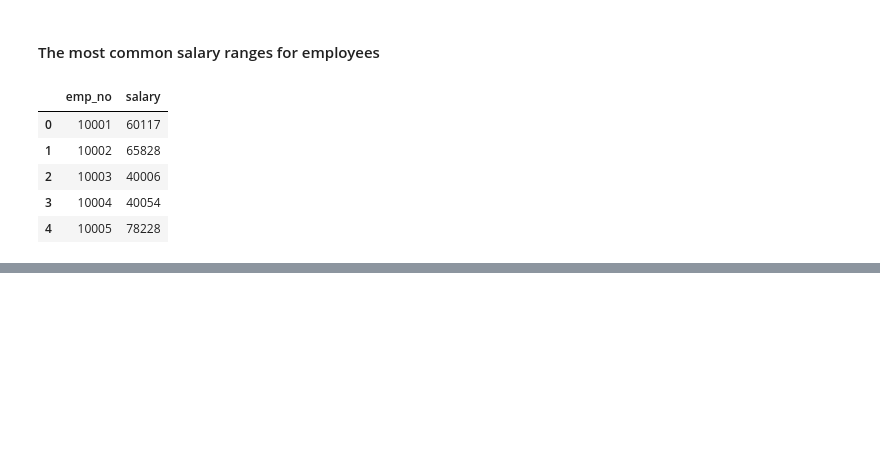
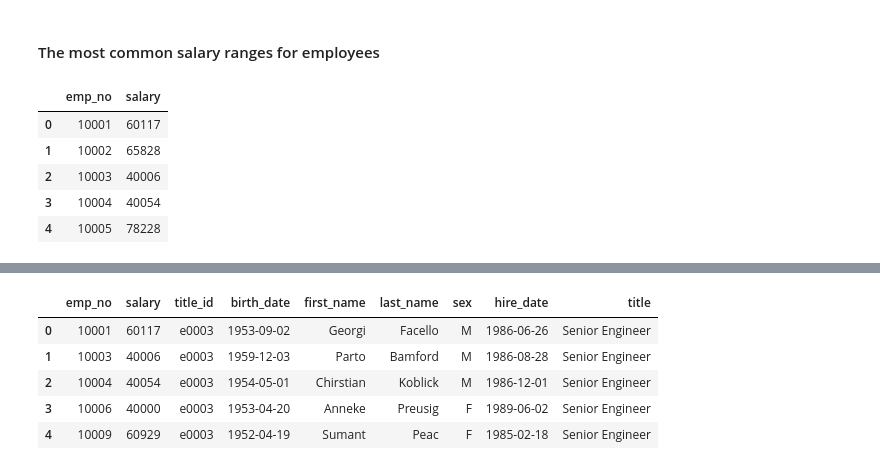
Before and after one commit to malejandrasalgado/sql-challenge, a Jupyter notebook: EmployeeSQL/Bonus.ipynb, the cells around one changed output, grey strips where cells are left out. Cells and saved outputs as stored; diff of their text form; code cells hidden in the pictures; blank space fills up the shorter version.

```diff
--- a/EmployeeSQL/Bonus.ipynb
+++ b/EmployeeSQL/Bonus.ipynb
@@ -38,0 +72,4 @@ salaries_data.head()
+# %%
+# Query records in the titles table
+titles_data = pd.read_sql("SELECT * FROM titles", connection)
+titles_data.head()
@@ -38,0 +83,4 @@ salaries_data.head()
+# %%
+# Query records in the employees table
+employees_data = pd.read_sql("SELECT * FROM employees", connection)
+employees_data.head()
@@ -38,0 +127,11 @@ salaries_data.head()
+# %%
+# Combine pd and employees data
+data1 = pd.merge(data, titles_data, on="title_id", how="inner")
+data1.head()
+# %% [output]
+|  | emp_no | salary | title_id | birth_date | first_name | last_name | sex | hire_date | title |
+| 0 | 10001 | 60117 | e0003 | 1953-09-02 | Georgi | Facello | M | 1986-06-26 | Senior Engineer |
+| 1 | 10003 | 40006 | e0003 | 1959-12-03 | Parto | Bamford | M | 1986-08-28 | Senior Engineer |
+| 2 | 10004 | 40054 | e0003 | 1954-05-01 | Chirstian | Koblick | M | 1986-12-01 | Senior Engineer |
+| 3 | 10006 | 40000 | e0003 | 1953-04-20 | Anneke | Preusig | F | 1989-06-02 | Senior Engineer |
+| 4 | 10009 | 60929 | e0003 | 1952-04-19 | Sumant | Peac | F | 1985-02-18 | Senior Engineer |
```
Also changed, not shown: parts of 14 cells of this notebook, 3 other files.
